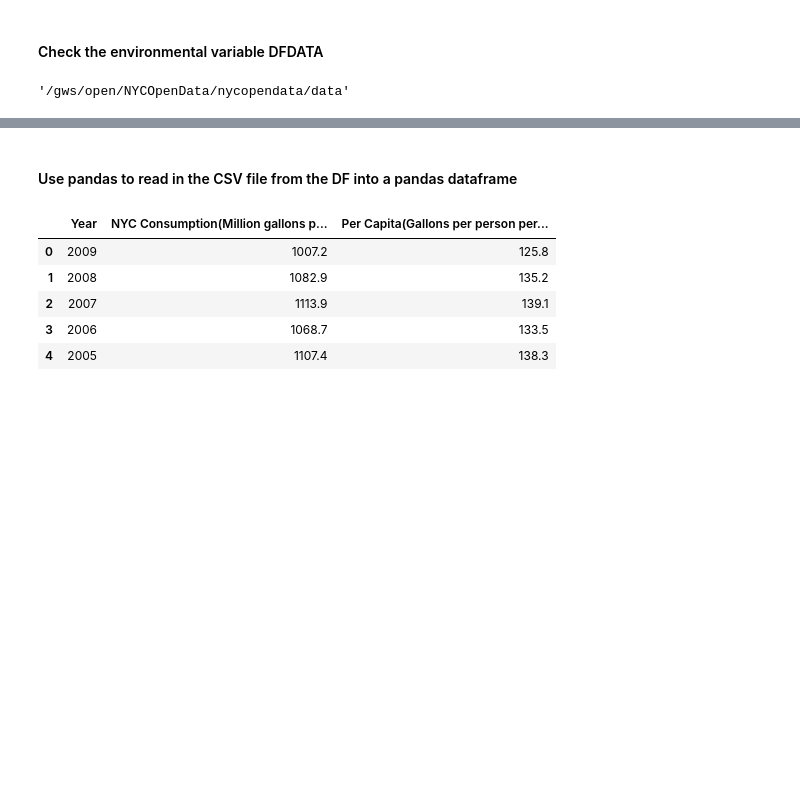
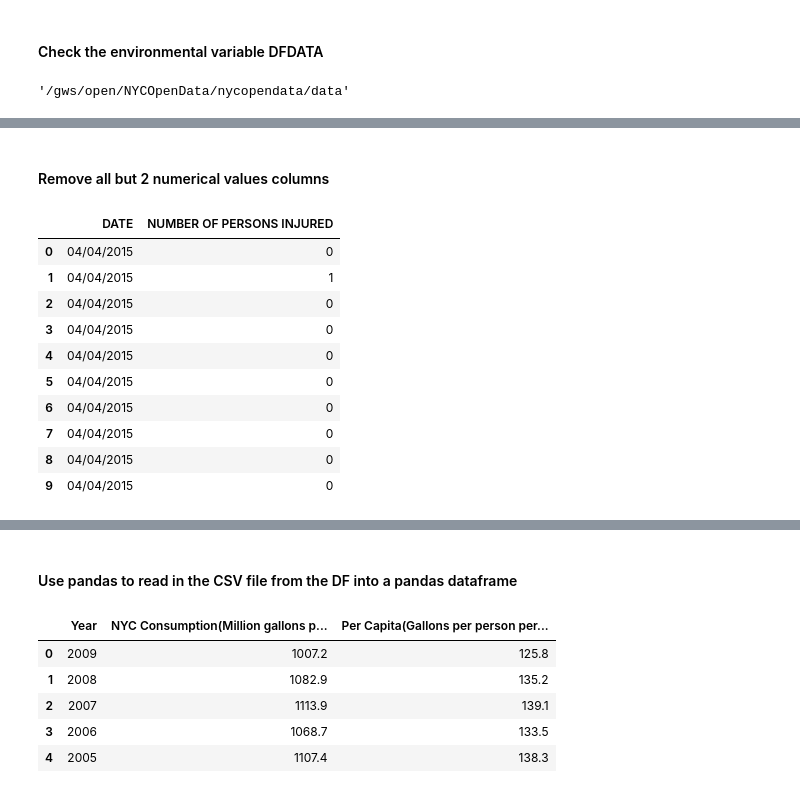
Before and after one commit to sebscho/PUI2017_lz1714, a Jupyter notebook: HW2_lz1714/HW2_Extra_lz1714.ipynb, the cells around one changed output, grey strips where cells are left out. Saved outputs shown, nothing was run; the diff lists cells and outputs as text; code cells hidden in the pictures; blank space fills up the shorter version.

```diff
--- a/HW2_lz1714/HW2_Extra_lz1714.ipynb
+++ b/HW2_lz1714/HW2_Extra_lz1714.ipynb
@@ -18,0 +38,30 @@ os.getenv("DFDATA")
+# %% [markdown]
+#### Remove all but 2 numerical values columns
+# %%
+# convert to dtype='datetime64[ns]'
+pd.to_datetime(df['DATE'])
+# Remove all but 2 numerical values columns
+df.drop(['TIME', 'BOROUGH', 'ZIP CODE', 'LATITUDE', 'LONGITUDE',
+       'LOCATION', 'ON STREET NAME', 'CROSS STREET NAME', 'OFF STREET NAME',
+       'NUMBER OF PERSONS KILLED',
+       'NUMBER OF PEDESTRIANS INJURED', 'NUMBER OF PEDESTRIANS KILLED',
+       'NUMBER OF CYCLIST INJURED', 'NUMBER OF CYCLIST KILLED',
+       'NUMBER OF MOTORIST INJURED', 'NUMBER OF MOTORIST KILLED',
+       'CONTRIBUTING FACTOR VEHICLE 1', 'CONTRIBUTING FACTOR VEHICLE 2',
+       'CONTRIBUTING FACTOR VEHICLE 3', 'CONTRIBUTING FACTOR VEHICLE 4',
+       'CONTRIBUTING FACTOR VEHICLE 5', 'UNIQUE KEY', 'VEHICLE TYPE CODE 1',
+       'VEHICLE TYPE CODE 2', 'VEHICLE TYPE CODE 3', 'VEHICLE TYPE CODE 4',
+       'VEHICLE TYPE CODE 5'], axis=1, inplace=True)
+df.head(10)
+# %% [output]
+|  | DATE | NUMBER OF PERSONS INJURED |
+| 0 | 04/04/2015 | 0 |
+| 1 | 04/04/2015 | 1 |
+| 2 | 04/04/2015 | 0 |
+| 3 | 04/04/2015 | 0 |
+| 4 | 04/04/2015 | 0 |
+| 5 | 04/04/2015 | 0 |
+| 6 | 04/04/2015 | 0 |
+| 7 | 04/04/2015 | 0 |
+| 8 | 04/04/2015 | 0 |
+| 9 | 04/04/2015 | 0 |
```
Also changed, not shown: parts of 10 cells of this notebook.
